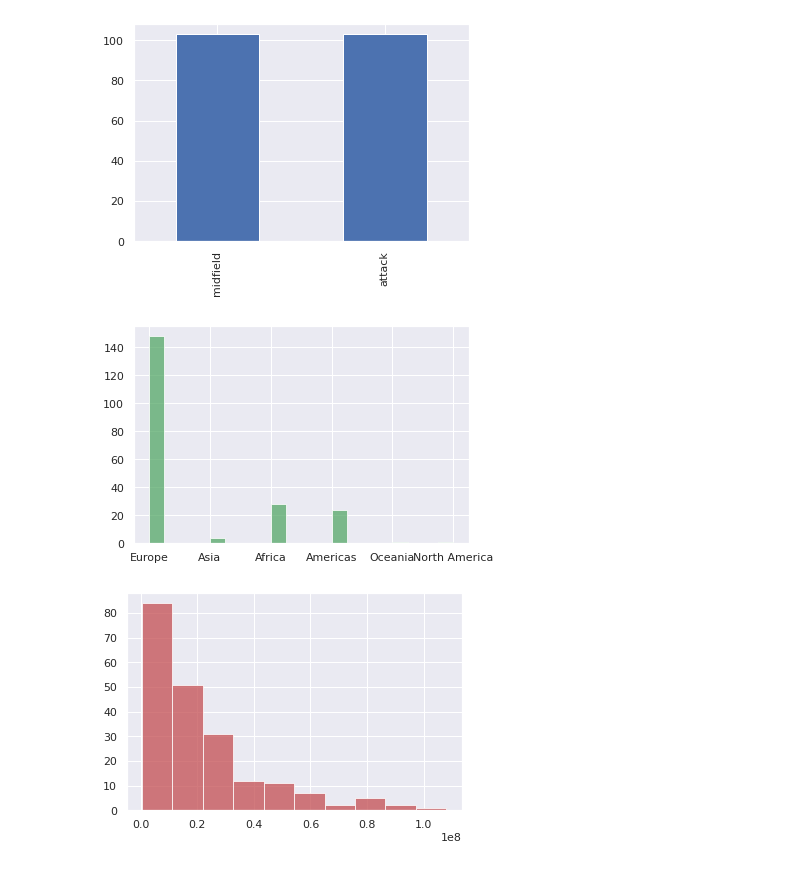
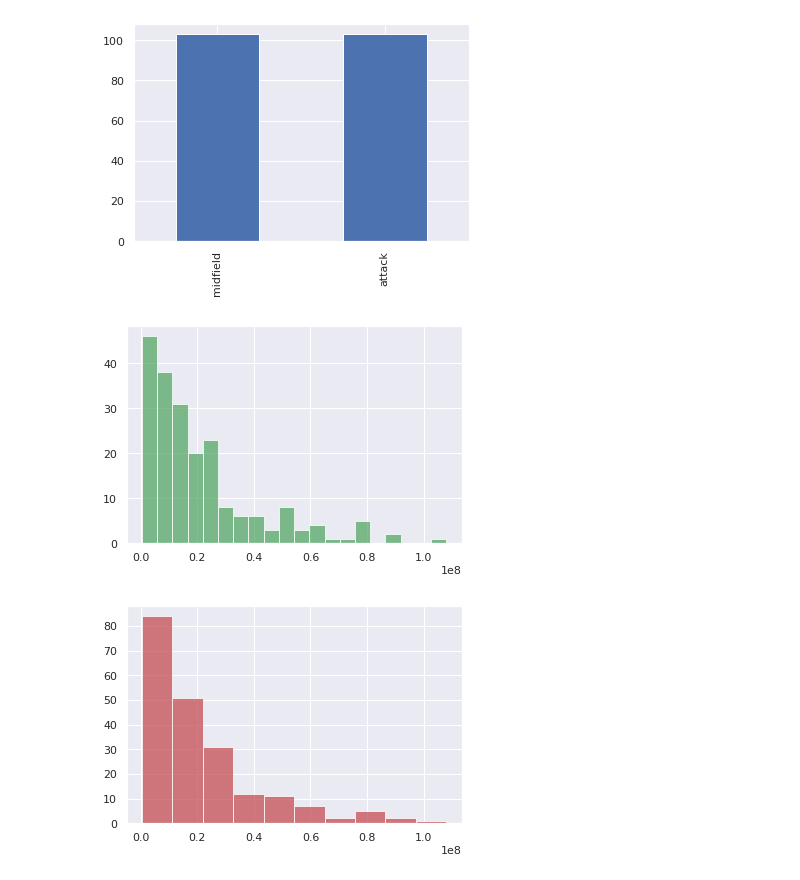
Before and after one commit to TheAmericanoO/Mini-Project-DADS5001, a Jupyter notebook: Mini_Project_6420422023.ipynb, the cells around one changed output. Drawn from its saved outputs; the diff is of its cells as text; code cells hidden in the pictures.

```diff
--- a/Mini_Project_6420422023.ipynb
+++ b/Mini_Project_6420422023.ipynb
@@ -231,9 +231,9 @@ df_new['Position'].value_counts().plot.bar()
 <matplotlib.axes._subplots.AxesSubplot at 0x...>
 [figure]
 # %%
-n, bins, patches = plt.hist(df_new['Continent'], 20, facecolor='g', alpha=0.75)
+n, bins, patches = plt.hist(df_new['Value'], 20, facecolor='g', alpha=0.75)
 # %% [output]
-[figure, old version]
+[figure, new version]
 # %%
 n, bins, patches = plt.hist(df_new['Value'], 10, facecolor='r', alpha=0.75)
 # %% [output]
```
